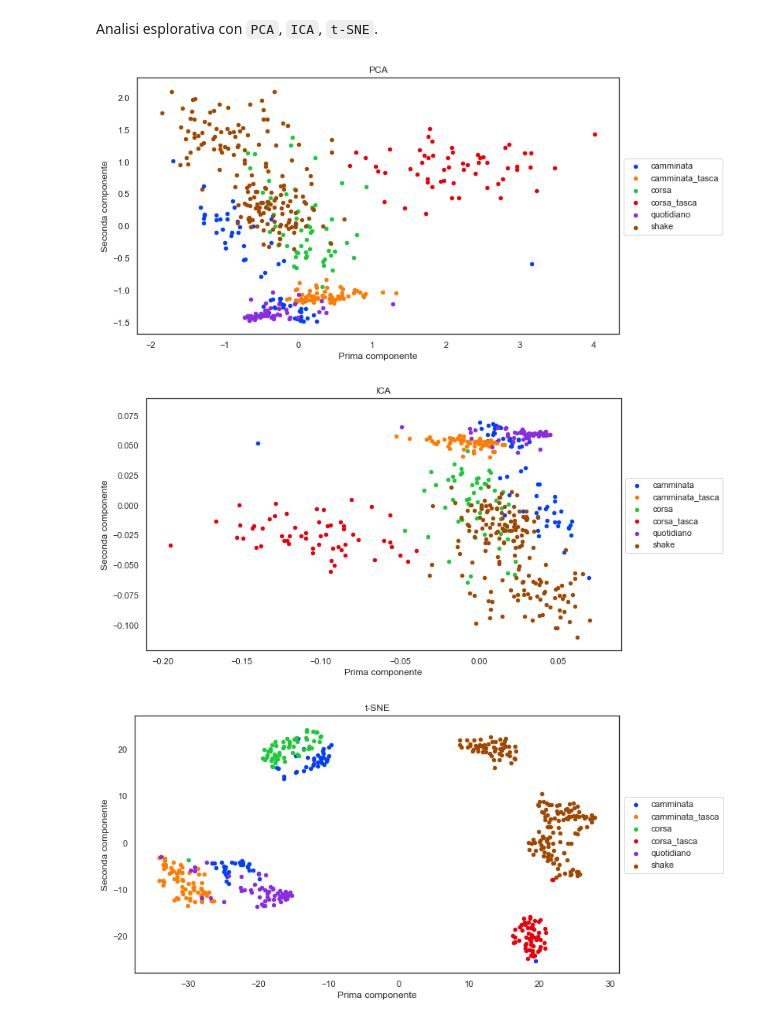
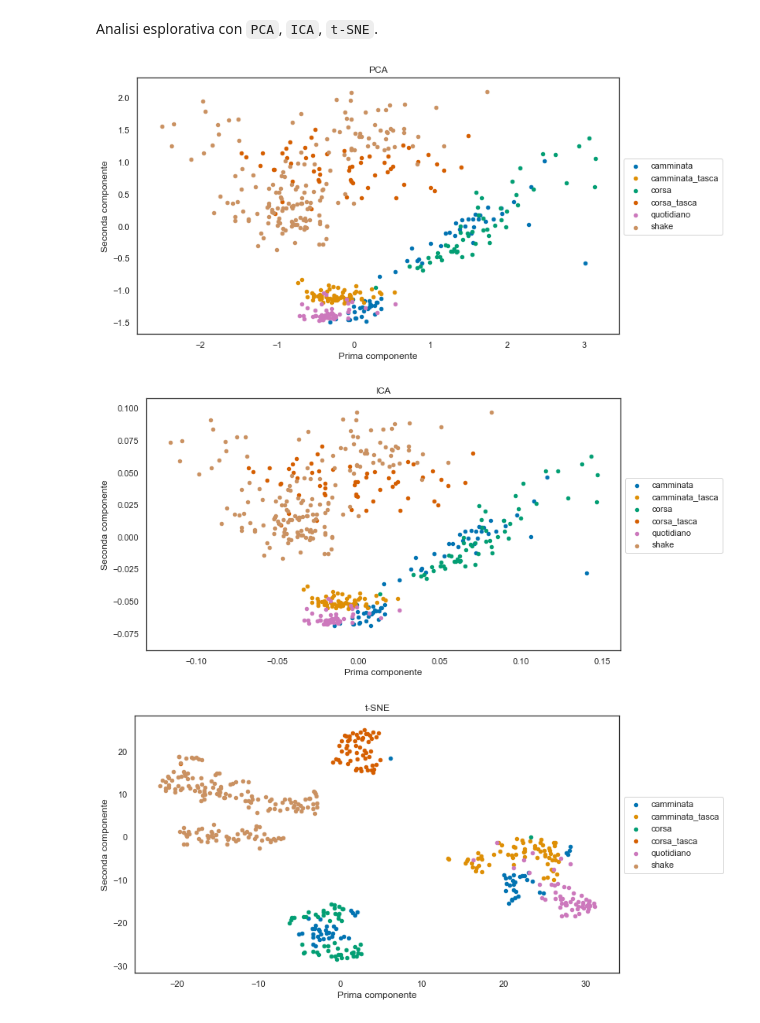
Before and after one commit to DedZago/msbd, a Jupyter notebook: AnalisiEsplorativa.ipynb, the cells around one changed output. Saved outputs shown, nothing was run; the diff lists cells and outputs as text; code cells hidden in the pictures.

```diff
--- a/AnalisiEsplorativa.ipynb
+++ b/AnalisiEsplorativa.ipynb
@@ -28,10 +28,11 @@ from funzioni import AbsMeanVarDeriv, Whiten
 intTrapz = pd.DataFrame(np.trapz(Xnum, dx=10)) # integrale con approssimazione per trapezi
 maxA = Xnum.max(1) # massimo accelerazione
 MVDeriv = AbsMeanVarDeriv(Xnum, 10) # variazione media della derivata
+Mean = Xnum.mean(axis=1)
 # %%
 # Costruzione del dataframe delle esplicative
-espl = pd.concat([intTrapz, maxA, MVDeriv], axis=1)
-espl.columns=["intTrapz", "maxA", "MVDeriv"]
+espl = pd.concat([intTrapz, maxA, MVDeriv, Mean], axis=1)
+espl.columns=["intTrapz", "maxA", "MVDeriv", "meanA"]
 espl.to_pickle("espl.pkl")
 # %% [markdown]
 Analisi esplorativa con `PCA`, `ICA`, `t-SNE`.
@@ -56,13 +57,13 @@ from funzioni import ScatterGroup
 # %%
 for title,dat in zip(["PCA","ICA","t-SNE"], [esplPCA, esplICA, esplTSNE]):
     fig, ax = ScatterGroup(pd.DataFrame(dat, columns=["Prima componente", "Seconda componente"]),
-                       grp=y, palette="bright")
+                       grp=y, palette="colorblind")
     fig.set_figwidth(11)
     fig.set_figheight(6)
     ax.set_title(title)
     plt.legend(bbox_to_anchor=(1,0.7))
-    plt.savefig("./figure/"+title+".png", bbox_inches="tight")
+    plt.savefig("./figure/"+title+".png", bbox_inches="tight", dpi=180)
 # %% [output]
-[figure, old version]
+[figure, new version]
-[figure, old version]
+[figure, new version]
-[figure, old version]
+[figure, new version]
```
Also changed, not shown: 16 other files.
